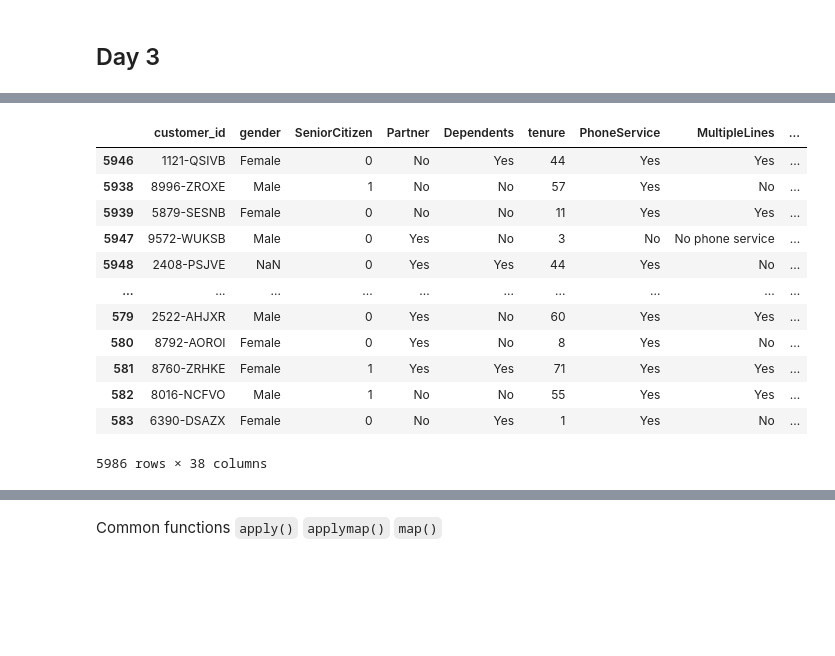
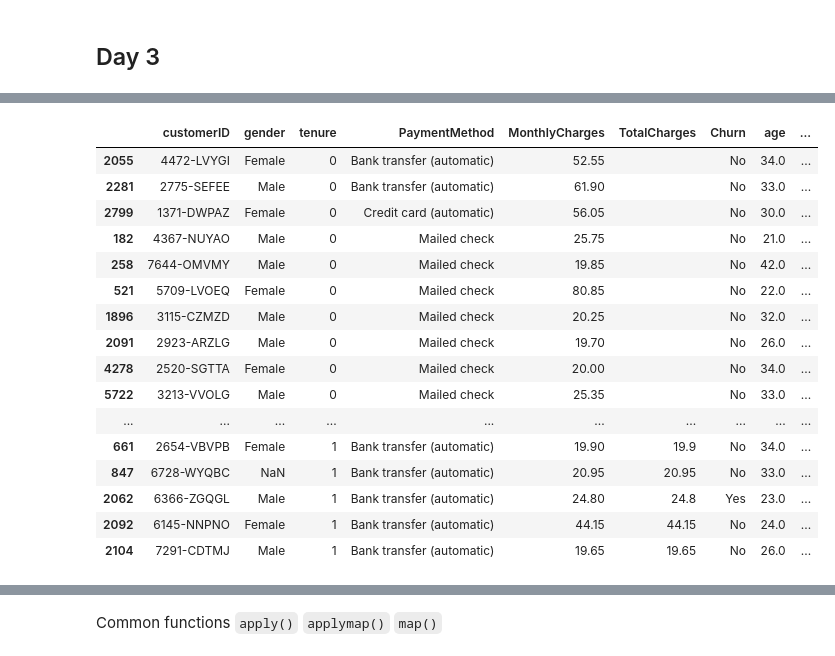
Before and after one commit to andreaschandra/free_data_science_courses, a Jupyter notebook: python_for_data_manipulation/1_basic_pandas.ipynb, the cells around one changed output, grey strips where cells are left out. Drawn from its saved outputs; the diff is of its cells as text; code cells hidden in the pictures; blank space fills up the shorter version.

```diff
--- a/python_for_data_manipulation/1_basic_pandas.ipynb
+++ b/python_for_data_manipulation/1_basic_pandas.ipynb
@@ -619,0 +623,12 @@ dtype: object
+# %%
+PATH_DATA = '../../'
+d_data = pd.read_csv(PATH_DATA+'telcom_user_extended.csv', usecols = ['customerID', 'gender',
+       'tenure',
+       'PaymentMethod', 'MonthlyCharges', 'TotalCharges', 'Churn',
+        'age',
+       'minutes_of_call',
+       'game_usage_megabytes',
+       'average_internet_speed_in_megabytes'])
+
+d_data = d_data.drop_duplicates()
+d_data.columns
@@ -649,16 +682,20 @@ d_data.sort_values(by='tenure', ascending=False).head()
 # %%
-d_data.sort_values(by=['average_internet_speed_in_megabytes', 'average_internet_ping'])
+d_data.sort_values(by=['tenure', 'PaymentMethod']).head(20)
 # %% [output]
-|  | customer_id | gender | SeniorCitizen | Partner | Dependents | tenure | PhoneService | MultipleLines | ... |
-| 5946 | 1121-QSIVB | Female | 0 | No | Yes | 44 | Yes | Yes | ... |
-| 5938 | 8996-ZROXE | Male | 1 | No | No | 57 | Yes | No | ... |
-| 5939 | 5879-SESNB | Female | 0 | No | No | 11 | Yes | Yes | ... |
-| 5947 | 9572-WUKSB | Male | 0 | Yes | No | 3 | No | No phone service | ... |
-| 5948 | 2408-PSJVE | NaN | 0 | Yes | Yes | 44 | Yes | No | ... |
+|  | customerID | gender | tenure | PaymentMethod | MonthlyCharges | TotalCharges | Churn | age | ... |
+| 2055 | 4472-LVYGI | Female | 0 | Bank transfer (automatic) | 52.55 |  | No | 34.0 | ... |
+| 2281 | 2775-SEFEE | Male | 0 | Bank transfer (automatic) | 61.90 |  | No | 33.0 | ... |
+| 2799 | 1371-DWPAZ | Female | 0 | Credit card (automatic) | 56.05 |  | No | 30.0 | ... |
+| 182 | 4367-NUYAO | Male | 0 | Mailed check | 25.75 |  | No | 21.0 | ... |
+| 258 | 7644-OMVMY | Male | 0 | Mailed check | 19.85 |  | No | 42.0 | ... |
+| 521 | 5709-LVOEQ | Female | 0 | Mailed check | 80.85 |  | No | 22.0 | ... |
+| 1896 | 3115-CZMZD | Male | 0 | Mailed check | 20.25 |  | No | 32.0 | ... |
+| 2091 | 2923-ARZLG | Male | 0 | Mailed check | 19.70 |  | No | 26.0 | ... |
+| 4278 | 2520-SGTTA | Female | 0 | Mailed check | 20.00 |  | No | 34.0 | ... |
+| 5722 | 3213-VVOLG | Male | 0 | Mailed check | 25.35 |  | No | 33.0 | ... |
 | ... | ... | ... | ... | ... | ... | ... | ... | ... | ... |
-| 579 | 2522-AHJXR | Male | 0 | Yes | No | 60 | Yes | Yes | ... |
-| 580 | 8792-AOROI | Female | 0 | Yes | No | 8 | Yes | No | ... |
-| 581 | 8760-ZRHKE | Female | 1 | Yes | Yes | 71 | Yes | Yes | ... |
-| 582 | 8016-NCFVO | Male | 1 | No | No | 55 | Yes | Yes | ... |
-| 583 | 6390-DSAZX | Female | 0 | No | Yes | 1 | Yes | No | ... |
+| 661 | 2654-VBVPB | Female | 1 | Bank transfer (automatic) | 19.90 | 19.9 | No | 34.0 | ... |
+| 847 | 6728-WYQBC | NaN | 1 | Bank transfer (automatic) | 20.95 | 20.95 | No | 33.0 | ... |
+| 2062 | 6366-ZGQGL | Male | 1 | Bank transfer (automatic) | 24.80 | 24.8 | Yes | 23.0 | ... |
+| 2092 | 6145-NNPNO | Female | 1 | Bank transfer (automatic) | 44.15 | 44.15 | No | 24.0 | ... |
+| 2104 | 7291-CDTMJ | Male | 1 | Bank transfer (automatic) | 19.65 | 19.65 | No | 26.0 | ... |
-5986 rows × 38 columns
```
Also changed, not shown: parts of 69 cells of this notebook, 1 other file.
